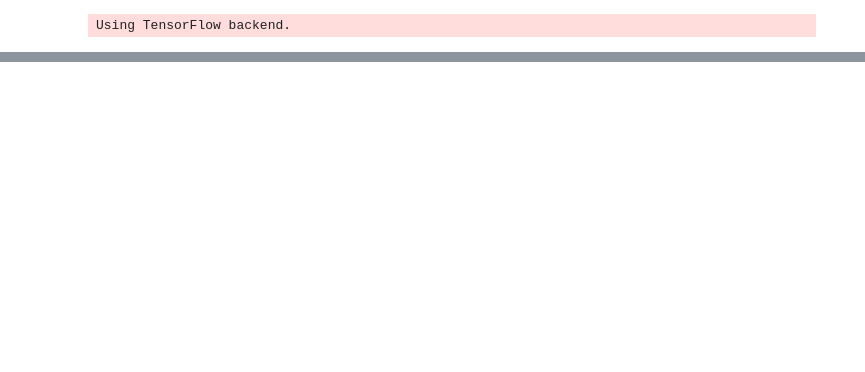
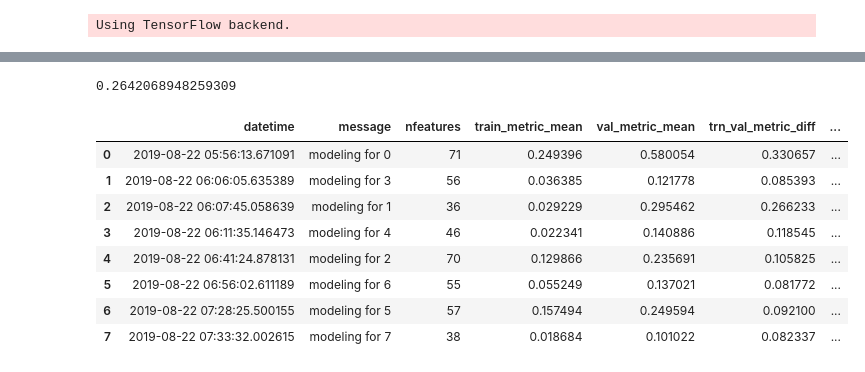
Before and after one commit to arhow/MolecularProperties, a Jupyter notebook: molecularproperties/select_features/process-queue-oof-scalar_coupling_constant3.ipynb, the cells around one changed output, grey strips where cells are left out. Saved outputs shown, nothing was run; the diff lists cells and outputs as text; code cells hidden in the pictures; blank space fills up the shorter version.

```diff
--- a/molecularproperties/select_features/process-queue-oof-scalar_coupling_constant3.ipynb
+++ b/molecularproperties/select_features/process-queue-oof-scalar_coupling_constant3.ipynb
@@ -500,0 +318,18 @@ init 5 -1.236895026643203 -1.8522039705242035
+# %%
+#fc
+df_trial = pd.DataFrame(mytrial)
+df_trial['trn_val_metric_diff_rate'] = df_trial['trn_val_metric_diff'] / df_trial['train_metric_mean']
+df_trial['log_val_mae'] = df_trial['val_metric_mean'].apply(lambda x : np.log(x))
+print(mean_absolute_error(df_valid_pred.sort_values(by=['index']).reset_index(drop=True).predict.values, df_train.reset_index(drop=True).y.values))
+df_trial[['datetime', 'message', 'nfeatures', 'train_metric_mean', 'val_metric_mean', 'trn_val_metric_diff', 'trn_val_metric_diff_rate', 'message', 'log_val_mae']]
+# %% [output]
+0.2642068948259309
+|  | datetime | message | nfeatures | train_metric_mean | val_metric_mean | trn_val_metric_diff | ... |
+| 0 | 2019-08-22 05:56:13.671091 | modeling for 0 | 71 | 0.249396 | 0.580054 | 0.330657 | ... |
+| 1 | 2019-08-22 06:06:05.635389 | modeling for 3 | 56 | 0.036385 | 0.121778 | 0.085393 | ... |
+| 2 | 2019-08-22 06:07:45.058639 | modeling for 1 | 36 | 0.029229 | 0.295462 | 0.266233 | ... |
+| 3 | 2019-08-22 06:11:35.146473 | modeling for 4 | 46 | 0.022341 | 0.140886 | 0.118545 | ... |
+| 4 | 2019-08-22 06:41:24.878131 | modeling for 2 | 70 | 0.129866 | 0.235691 | 0.105825 | ... |
+| 5 | 2019-08-22 06:56:02.611189 | modeling for 6 | 55 | 0.055249 | 0.137021 | 0.081772 | ... |
+| 6 | 2019-08-22 07:28:25.500155 | modeling for 5 | 57 | 0.157494 | 0.249594 | 0.092100 | ... |
+| 7 | 2019-08-22 07:33:32.002615 | modeling for 7 | 38 | 0.018684 | 0.101022 | 0.082337 | ... |
```
Also changed, not shown: parts of 42 cells of this notebook, 1 other file.
